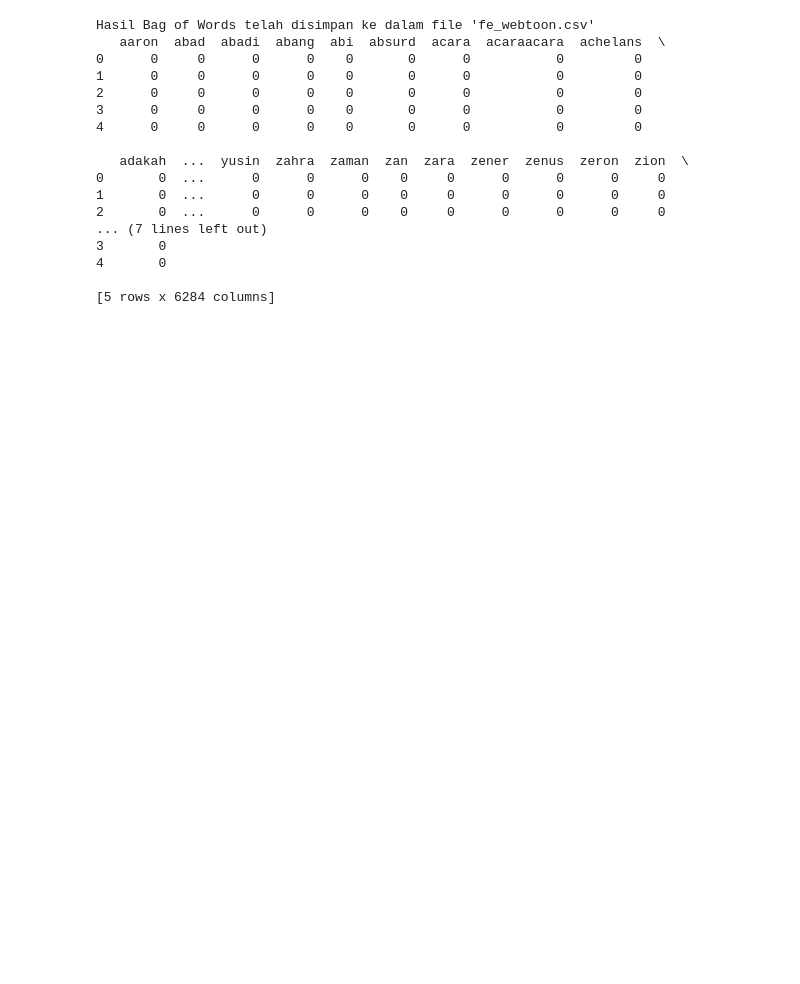
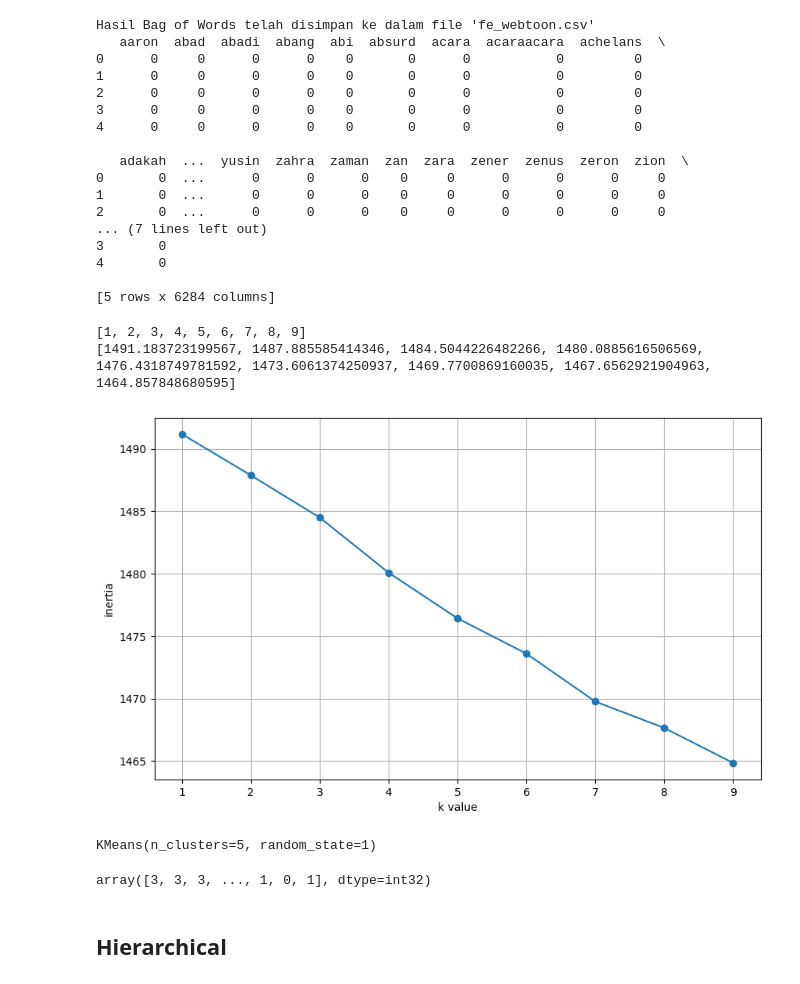
Before and after one commit to maysahayu/Collab-Project, a Jupyter notebook: scrap_prepro_fe_cluster_Webtoon.ipynb, the cells around one changed output. Drawn from its saved outputs; the diff is of its cells as text; code cells hidden in the pictures; blank space fills up the shorter version.

```diff
--- a/scrap_prepro_fe_cluster_Webtoon.ipynb
+++ b/scrap_prepro_fe_cluster_Webtoon.ipynb
@@ -203,0 +282,7 @@ Semua teks telah diubah ke huruf kecil, URL, tanda baca, emoji telah dikonversi,
+# %%
+corpus = data['Ringkasan'].to_list()
+vectorizer = TfidfVectorizer()
+X = vectorizer.fit_transform(corpus)
+# %%
+data_FE = pd.DataFrame(X.toarray(), columns=vectorizer.get_feature_names_out())
+data_FE
@@ -247,0 +357,34 @@ Hasil Bag of Words telah disimpan ke dalam file 'fe_webtoon.csv'
+# %%
+k = range(1,10)
+inertia = []
+
+for i in k:
+    km_model = KMeans(n_clusters=i) # jumlah cluster akan di looping
+    km_model.fit(data_FE)
+    inertia.append(km_model.inertia_)
+
+print(list(k))
+print(inertia)
+# %% [output]
+[1, 2, 3, 4, 5, 6, 7, 8, 9]
+[1491.183723199567, 1487.885585414346, 1484.5044226482266, 1480.0885616506569, 1476.4318749781592, 1473.6061374250937, 1469.7700869160035, 1467.6562921904963, 1464.857848680595]
+# %%
+plt.figure(figsize=(10,6))
+plt.plot(k, inertia, marker='o')
+plt.xlabel('k value')
+plt.ylabel('inertia')
+plt.grid()
+plt.show()
+# %% [output]
+[figure, added]
+# %%
+kn5 = KMeans(n_clusters=5, random_state=1).fit(data_FE)
+kn5
+# %% [output]
+KMeans(n_clusters=5, random_state=1)
+# %%
+kn5.labels_
+# %% [output]
+array([3, 3, 3, ..., 1, 0, 1], dtype=int32)
+# %% [markdown]
+## Hierarchical
```
Also changed, not shown: parts of 26 cells of this notebook.
